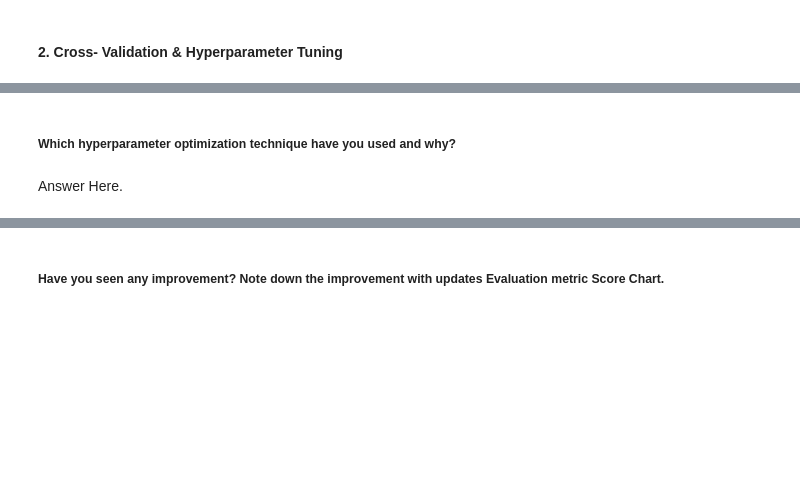
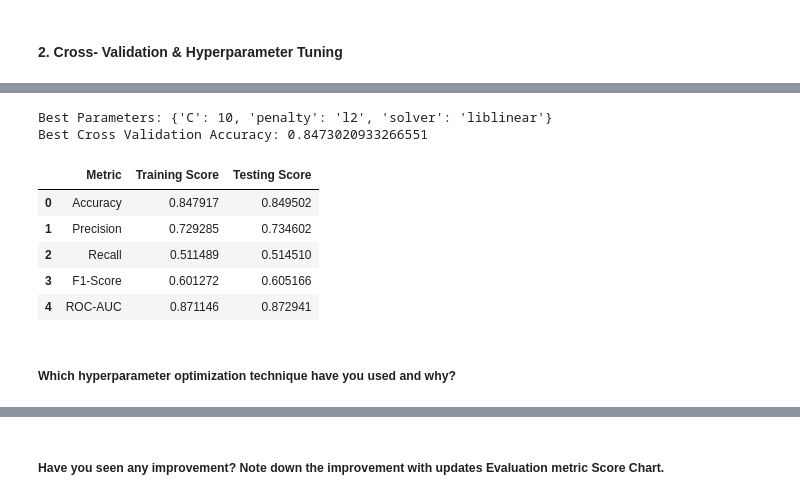
Before and after one commit to Krishna-matic/Machine_Learning_Projects, a Jupyter notebook: 03_rain_in_australia_classification/Classification_ML_Project.ipynb, the cells around one changed output, grey strips where cells are left out. Drawn from its saved outputs; the diff is of its cells as text; code cells hidden in the pictures; blank space fills up the shorter version.

Commit message:
Complete Logistic Regression model with cross-validation and hyperparameter tuning

```diff
--- a/03_rain_in_australia_classification/Classification_ML_Project.ipynb
+++ b/03_rain_in_australia_classification/Classification_ML_Project.ipynb
@@ -1440,0 +1524,6 @@ A fixed **`random_state=42`** was also used to ensure reproducibility, allowing
+# %%
+param_grid = {
+    'C': [0.01, 0.1, 1, 10, 100],
+    'penalty': ['l2'],
+    'solver': ['lbfgs', 'liblinear']
+}
@@ -1441,4 +1548,62 @@ A fixed **`random_state=42`** was also used to ensure reproducibility, allowing
+# %%
+print("Best Parameters:", grid_search.best_params_)
+print("Best Cross Validation Accuracy:", grid_search.best_score_)
+# %% [output]
+Best Parameters: {'C': 10, 'penalty': 'l2', 'solver': 'liblinear'}
+Best Cross Validation Accuracy: 0.8473020933266551
+# %%
+best_lr = grid_search.best_estimator_
+# %%
+# Training predictions
+y_train_pred_lr_tuned = best_lr.predict(X_train_scaled)
+
+# Testing predictions
+y_test_pred_lr_tuned = best_lr.predict(X_test_scaled)
+
+# Prediction probabilities
+y_train_prob_lr_tuned = best_lr.predict_proba(X_train_scaled)[:, 1]
+y_test_prob_lr_tuned = best_lr.predict_proba(X_test_scaled)[:, 1]
+# %%
+# Training Metrics
+train_accuracy = accuracy_score(y_train, y_train_pred_lr_tuned)
+train_precision = precision_score(y_train, y_train_pred_lr_tuned)
+train_recall = recall_score(y_train, y_train_pred_lr_tuned)
+train_f1 = f1_score(y_train, y_train_pred_lr_tuned)
+train_auc = roc_auc_score(y_train, y_train_prob_lr_tuned)
+
+# Testing Metrics
+test_accuracy = accuracy_score(y_test, y_test_pred_lr_tuned)
+test_precision = precision_score(y_test, y_test_pred_lr_tuned)
+test_recall = recall_score(y_test, y_test_pred_lr_tuned)
+test_f1 = f1_score(y_test, y_test_pred_lr_tuned)
+test_auc = roc_auc_score(y_test, y_test_prob_lr_tuned)
+
+# Evaluation DataFrame
+tuned_evaluation_df = pd.DataFrame({
+    "Metric": ["Accuracy", "Precision", "Recall", "F1-Score", "ROC-AUC"],
+    "Training Score": [
+        train_accuracy,
+        train_precision,
+        train_recall,
+        train_f1,
+        train_auc
+    ],
+    "Testing Score": [
+        test_accuracy,
+        test_precision,
+        test_recall,
+        test_f1,
+        test_auc
+    ]
+})
+
+tuned_evaluation_df
+# %% [output]
+|  | Metric | Training Score | Testing Score |
+| 0 | Accuracy | 0.847917 | 0.849502 |
+| 1 | Precision | 0.729285 | 0.734602 |
+| 2 | Recall | 0.511489 | 0.514510 |
+| 3 | F1-Score | 0.601272 | 0.605166 |
+| 4 | ROC-AUC | 0.871146 | 0.872941 |
 # %% [markdown]
 ##### Which hyperparameter optimization technique have you used and why?
-# %% [markdown]
-Answer Here.
```
Also changed, not shown: parts of 45 cells of this notebook.
